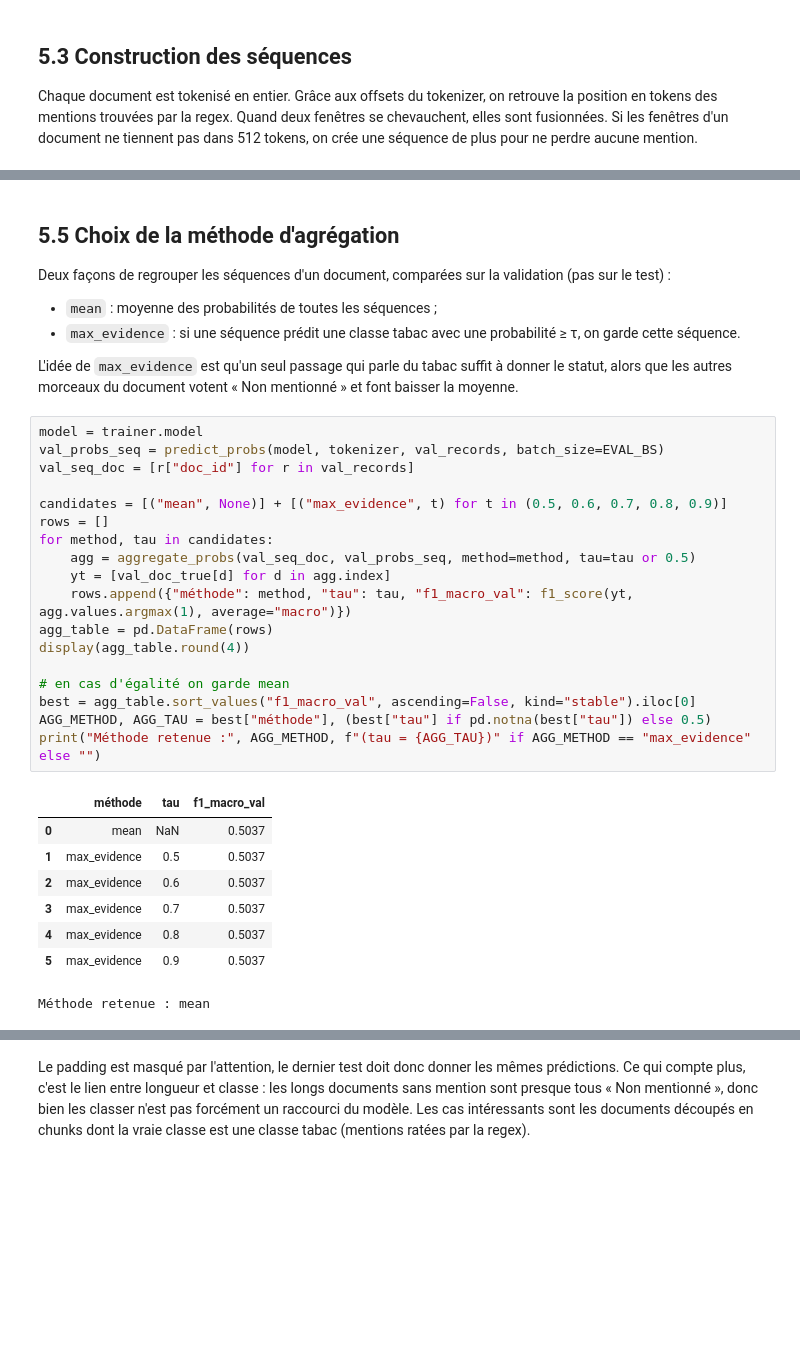
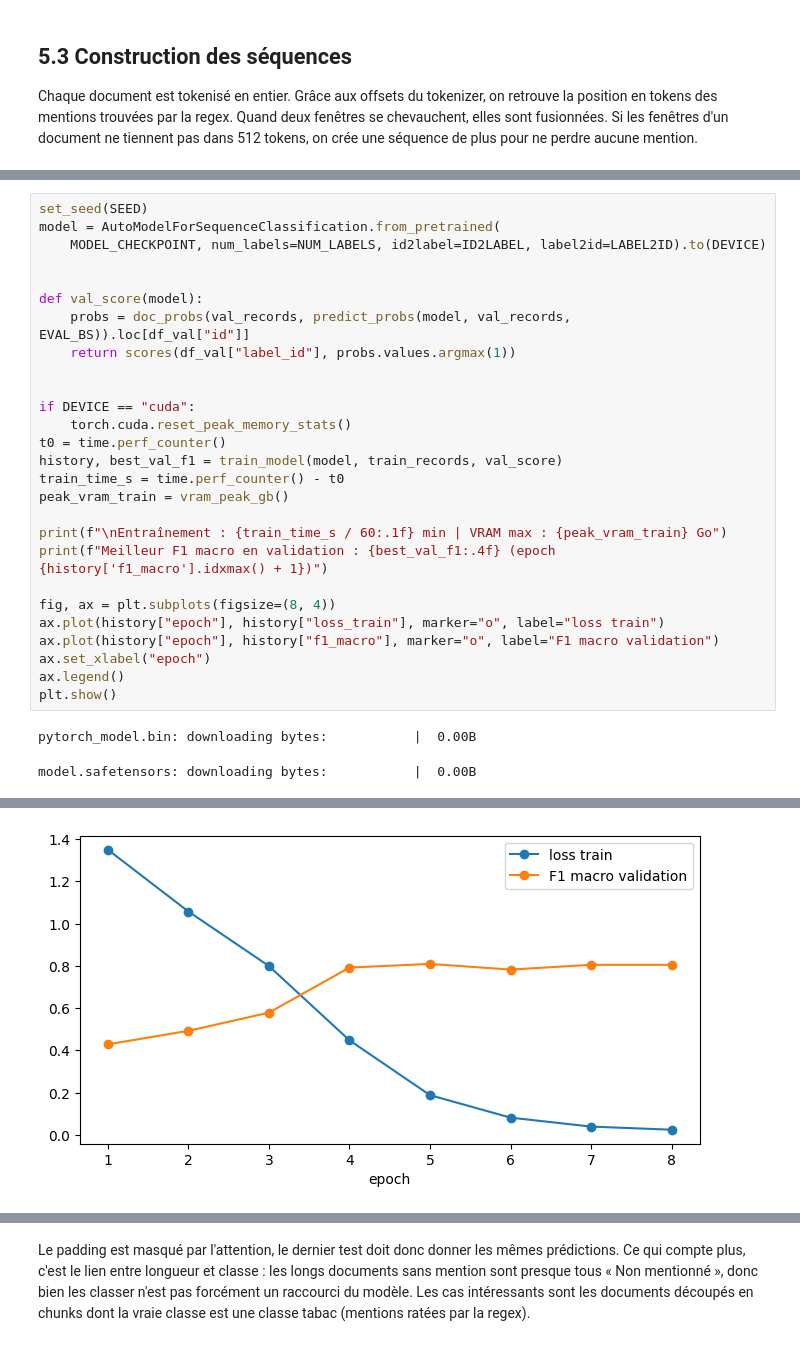
Before and after one commit to AthmaneMedAnis/Stage_initiation_m2, a Jupyter notebook: 05_DL_DrBERT_chunking.ipynb, the cells around one changed output, grey strips where cells are left out. Drawn from its saved outputs; the diff is of its cells as text; blank space fills up the shorter version.

```diff
--- a/05_DL_DrBERT_chunking.ipynb
+++ b/05_DL_DrBERT_chunking.ipynb
@@ -563,35 +410,30 @@ Meilleur F1 macro en validation : 0.2251
-# %% [markdown]
-## 5.5 Choix de la méthode d'agrégation
-
-Deux façons de regrouper les séquences d'un document, comparées sur la validation (pas sur le test) :
-- `mean` : moyenne des probabilités de toutes les séquences ;
-- `max_evidence` : si une séquence prédit une classe tabac avec une probabilité ≥ τ, on garde cette séquence.
-
-L'idée de `max_evidence` est qu'un seul passage qui parle du tabac suffit à donner le statut, alors que les autres morceaux du document votent « Non mentionné » et font baisser la moyenne.
-# %%
-model = trainer.model
-val_probs_seq = predict_probs(model, tokenizer, val_records, batch_size=EVAL_BS)
-val_seq_doc = [r["doc_id"] for r in val_records]
-
-candidates = [("mean", None)] + [("max_evidence", t) for t in (0.5, 0.6, 0.7, 0.8, 0.9)]
-rows = []
-for method, tau in candidates:
-    agg = aggregate_probs(val_seq_doc, val_probs_seq, method=method, tau=tau or 0.5)
-    yt = [val_doc_true[d] for d in agg.index]
-    rows.append({"méthode": method, "tau": tau, "f1_macro_val": f1_score(yt, agg.values.argmax(1), average="macro")})
-agg_table = pd.DataFrame(rows)
-display(agg_table.round(4))
-
-# en cas d'égalité on garde mean
-best = agg_table.sort_values("f1_macro_val", ascending=False, kind="stable").iloc[0]
-AGG_METHOD, AGG_TAU = best["méthode"], (best["tau"] if pd.notna(best["tau"]) else 0.5)
-print("Méthode retenue :", AGG_METHOD, f"(tau = {AGG_TAU})" if AGG_METHOD == "max_evidence" else "")
-# %% [output]
-|  | méthode | tau | f1_macro_val |
-| 0 | mean | NaN | 0.5037 |
-| 1 | max_evidence | 0.5 | 0.5037 |
-| 2 | max_evidence | 0.6 | 0.5037 |
-| 3 | max_evidence | 0.7 | 0.5037 |
-| 4 | max_evidence | 0.8 | 0.5037 |
-| 5 | max_evidence | 0.9 | 0.5037 |
-Méthode retenue : mean
+# %%
+set_seed(SEED)
+model = AutoModelForSequenceClassification.from_pretrained(
+    MODEL_CHECKPOINT, num_labels=NUM_LABELS, id2label=ID2LABEL, label2id=LABEL2ID).to(DEVICE)
+
+
+def val_score(model):
+    probs = doc_probs(val_records, predict_probs(model, val_records, EVAL_BS)).loc[df_val["id"]]
+    return scores(df_val["label_id"], probs.values.argmax(1))
+
+
+if DEVICE == "cuda":
+    torch.cuda.reset_peak_memory_stats()
+t0 = time.perf_counter()
+history, best_val_f1 = train_model(model, train_records, val_score)
+train_time_s = time.perf_counter() - t0
+peak_vram_train = vram_peak_gb()
+
+print(f"\nEntraînement : {train_time_s / 60:.1f} min | VRAM max : {peak_vram_train} Go")
+print(f"Meilleur F1 macro en validation : {best_val_f1:.4f} (epoch {history['f1_macro'].idxmax() + 1})")
+
+fig, ax = plt.subplots(figsize=(8, 4))
+ax.plot(history["epoch"], history["loss_train"], marker="o", label="loss train")
+ax.plot(history["epoch"], history["f1_macro"], marker="o", label="F1 macro validation")
+ax.set_xlabel("epoch")
+ax.legend()
+plt.show()
+# %% [output]
+pytorch_model.bin: downloading bytes:           |  0.00B
+model.safetensors: downloading bytes:           |  0.00B
@@ -598 +452,2 @@ Méthode retenue : mean
+[figure, added]
 # %% [markdown]
```
Also changed, not shown: parts of 19 cells of this notebook.
